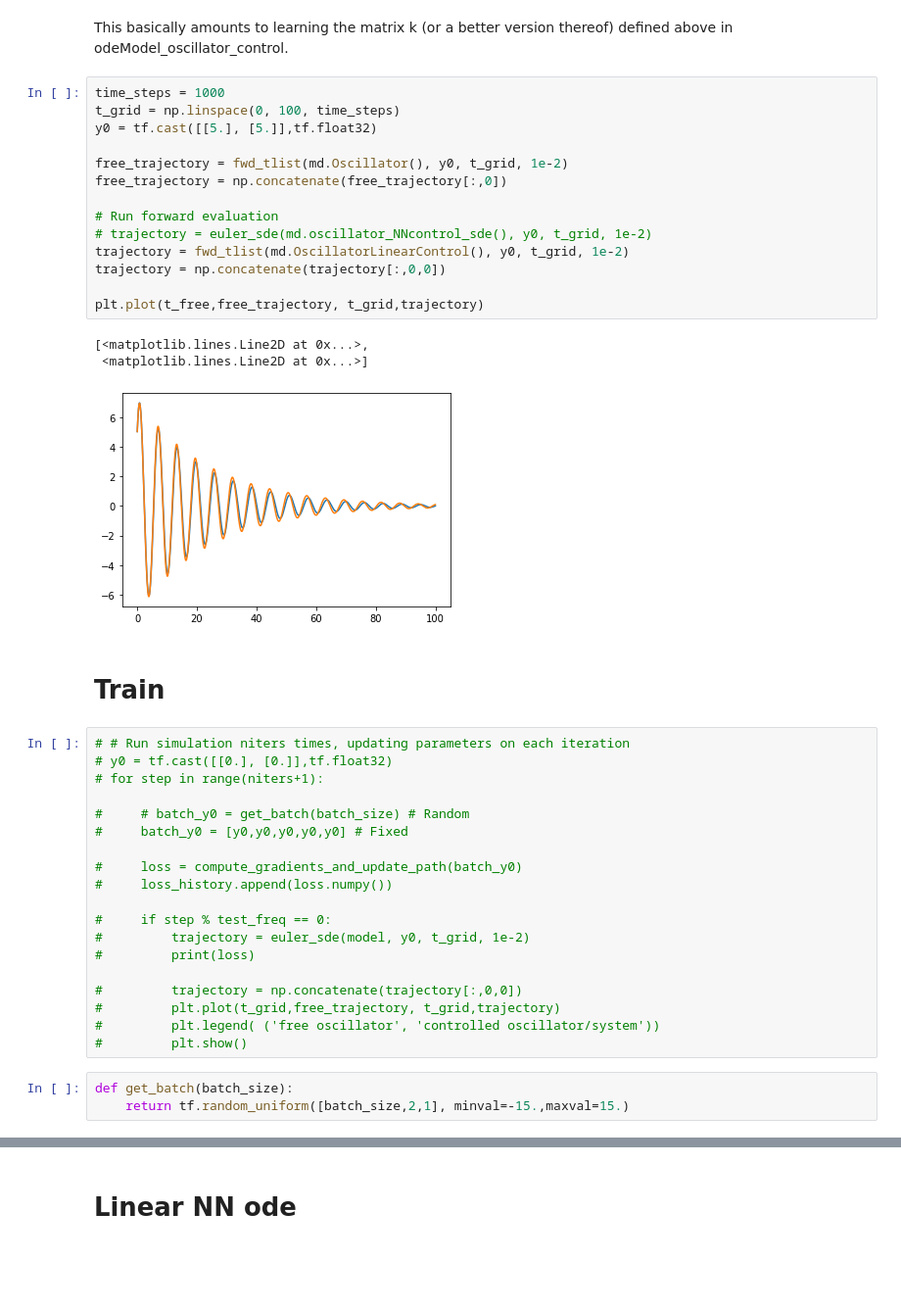
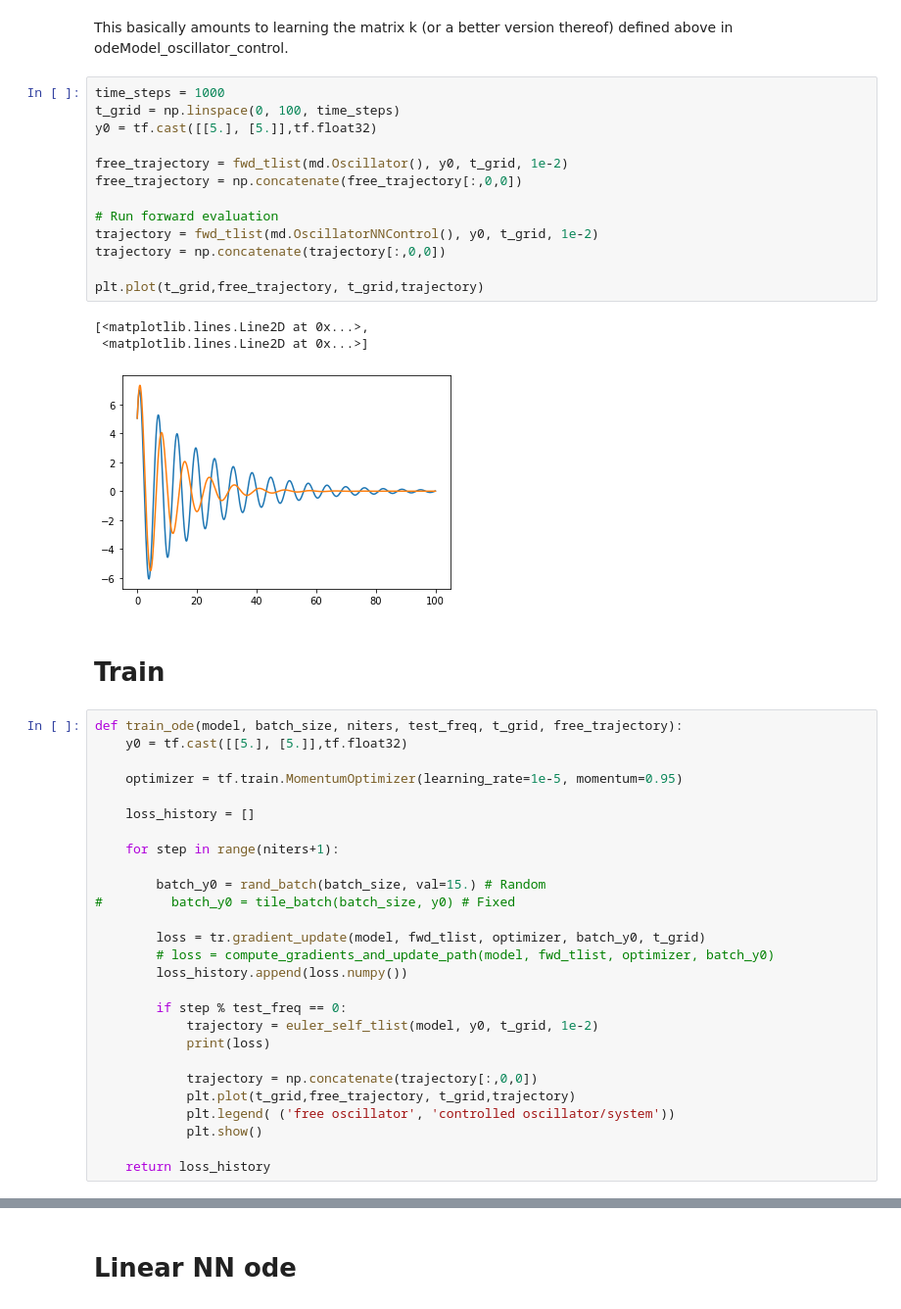
Before and after one commit to rdbrackston/NN-control, a Jupyter notebook: notebooks/tf_train_different_models_ode_and_sde.ipynb, the cells around one changed output, grey strips where cells are left out. Shown at 98% size. Cells and saved outputs as stored; diff of their text form; blank space fills up the shorter version.

```diff
--- a/notebooks/tf_train_different_models_ode_and_sde.ipynb
+++ b/notebooks/tf_train_different_models_ode_and_sde.ipynb
@@ -90,42 +80,46 @@ This basically amounts to learning the matrix k (or a better version thereof) de
 # %%
 time_steps = 1000
 t_grid = np.linspace(0, 100, time_steps)
 y0 = tf.cast([[5.], [5.]],tf.float32)
 
 free_trajectory = fwd_tlist(md.Oscillator(), y0, t_grid, 1e-2)
-free_trajectory = np.concatenate(free_trajectory[:,0])
+free_trajectory = np.concatenate(free_trajectory[:,0,0])
 
 # Run forward evaluation
-# trajectory = euler_sde(md.oscillator_NNcontrol_sde(), y0, t_grid, 1e-2)
-trajectory = fwd_tlist(md.OscillatorLinearControl(), y0, t_grid, 1e-2)
+trajectory = fwd_tlist(md.OscillatorNNControl(), y0, t_grid, 1e-2)
 trajectory = np.concatenate(trajectory[:,0,0])
 
-plt.plot(t_free,free_trajectory, t_grid,trajectory)
+plt.plot(t_grid,free_trajectory, t_grid,trajectory)
 # %% [output]
 [<matplotlib.lines.Line2D at 0x...>,
  <matplotlib.lines.Line2D at 0x...>]
-[figure, old version]
+[figure, new version]
 # %% [markdown]
 # Train
 # %%
-# # Run simulation niters times, updating parameters on each iteration
-# y0 = tf.cast([[0.], [0.]],tf.float32)
-# for step in range(niters+1):
+def train_ode(model, batch_size, niters, test_freq, t_grid, free_trajectory):
+    y0 = tf.cast([[5.], [5.]],tf.float32)
 
-#     # batch_y0 = get_batch(batch_size) # Random
-#     batch_y0 = [y0,y0,y0,y0,y0] # Fixed
+    optimizer = tf.train.MomentumOptimizer(learning_rate=1e-5, momentum=0.95)
 
-#     loss = compute_gradients_and_update_path(batch_y0)
-#     loss_history.append(loss.numpy())
+    loss_history = []
 
-#     if step % test_freq == 0:
-#         trajectory = euler_sde(model, y0, t_grid, 1e-2)
-#         print(loss)
+    for step in range(niters+1):
 
-#         trajectory = np.concatenate(trajectory[:,0,0])
-#         plt.plot(t_grid,free_trajectory, t_grid,trajectory)
-#         plt.legend( ('free oscillator', 'controlled oscillator/system'))
-#         plt.show()
+        batch_y0 = rand_batch(batch_size, val=15.) # Random
+#         batch_y0 = tile_batch(batch_size, y0) # Fixed
+
+        loss = tr.gradient_update(model, fwd_tlist, optimizer, batch_y0, t_grid)
+        # loss = compute_gradients_and_update_path(model, fwd_tlist, optimizer, batch_y0)
+        loss_history.append(loss.numpy())
+
+        if step % test_freq == 0:
+            trajectory = euler_self_tlist(model, y0, t_grid, 1e-2)
+            print(loss)
+
+            trajectory = np.concatenate(trajectory[:,0,0])
+            plt.plot(t_grid,free_trajectory, t_grid,trajectory)
+            plt.legend( ('free oscillator', 'controlled oscillator/system'))
+            plt.show()
+
+    return loss_history
-# %%
-def get_batch(batch_size):
-    return tf.random_uniform([batch_size,2,1], minval=-15.,maxval=15.)
```
Also changed, not shown: parts of 11 cells of this notebook.
